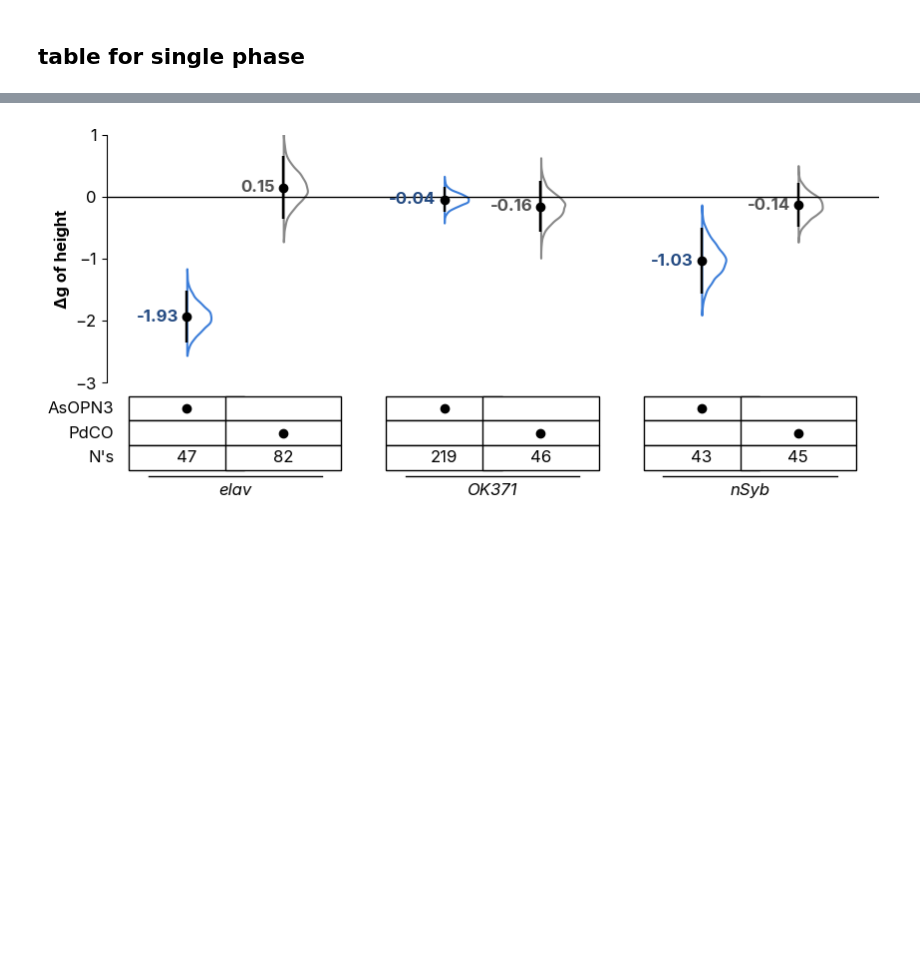
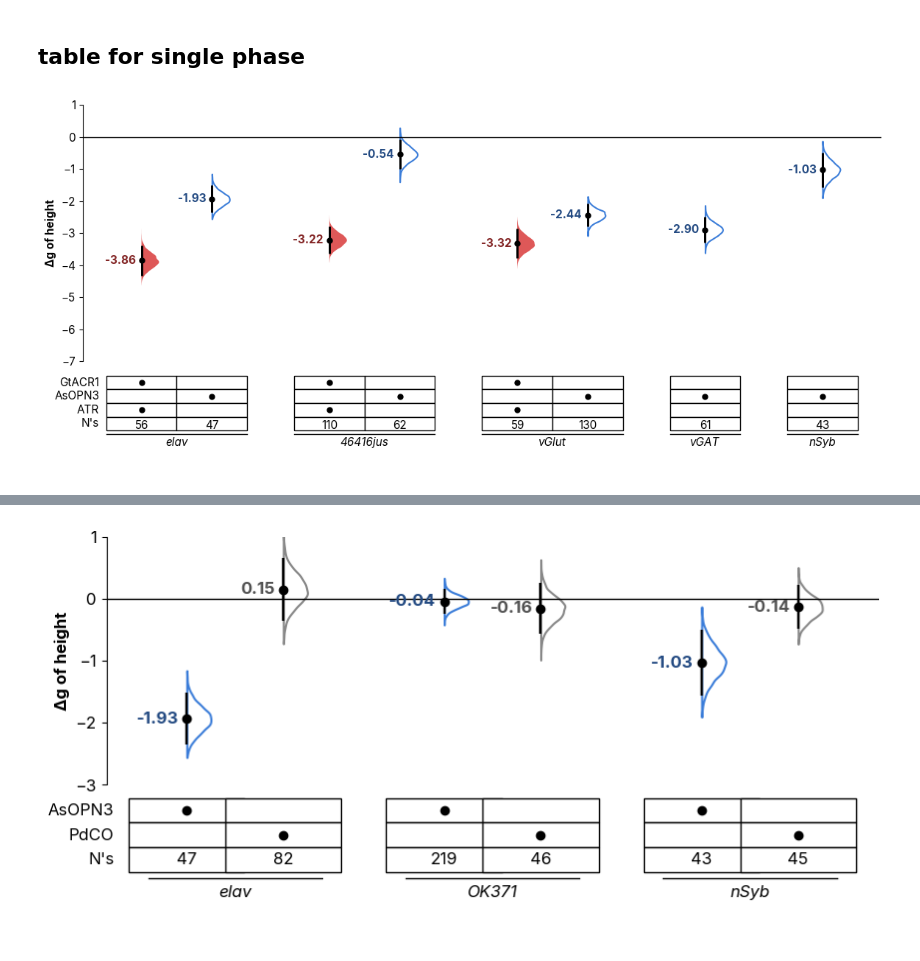
Before and after one commit to lnicole08/deltaG_screen, a Jupyter notebook: AsOPN3_forestplot_vertical_streamlined.ipynb, the cells around one changed output, grey strips where cells are left out. Saved outputs shown, nothing was run; the diff lists cells and outputs as text; code cells hidden in the pictures; blank space fills up the shorter version.

```diff
--- a/AsOPN3_forestplot_vertical_streamlined.ipynb
+++ b/AsOPN3_forestplot_vertical_streamlined.ipynb
@@ -481,4 +481,29 @@ def forestplot_single_phase_table(metricname_full, singlemeandiff_full, gridkey1
     plt.tight_layout()
     plt.subplots_adjust(bottom=0.05)
     return fig
+# %%
+# Generate paired phase plots with TABLE format
+lstnamings = ['height']  #height or speed
+
+files_wt = [f'elav x ACR [ATR] allstats_DARK_FULL.csv', f'elav x eOPN3 allstats_DARK_FULL.csv',
+            f'46416jus x ACR [ATR] allstats_DARK_FULL.csv', f'46416jus x eOPN3 allstats_DARK_FULL.csv',
+                f'vGlut x ACR [ATR] allstats_DARK_FULL.csv', f'vGlut x eOPN3 allstats_DARK_FULL.csv',
+                f'vGAT x eOPN3 allstats_DARK_FULL.csv',
+                f'nSyb x eOPN3 allstats_DARK_FULL.csv']
+files_full = [f.replace('.csv', '_wtcomparison.csv') for f in files_wt]
+
+for n in lstnamings:
+    dfmn_full, dfsmd_full = pergenotypeplotting_deltag(openPath, files_full, n)
+
+    g_table = forestplot_single_phase_table(
+        dfmn_full.replace("ACR", "GtACR1", regex=True),
+        dfsmd_full.replace("ACR", "GtACR1", regex=True),
+        "GtACR1", "AsOPN3", figsize=(14,6), violin_color="#0FA334", ylim=(-7, 1.0),
+        fontsize=11, markersize=5)
+
+    mpl.rcParams['svg.fonttype'] = 'none'
+    g_table.savefig(specifiedpath + "\\ACC Lab Dropbox\\ACC Lab\\Nicole Lee\\eOPN3 manuscript\\Data Compilation\\Together\\images\\forestplot_table_single_phases_total" + n + ".svg", bbox_inches="tight")
+    plt.show()
+# %% [output]
+[figure, added]
 # %%
```
Also changed, not shown: parts of 2 cells of this notebook.
